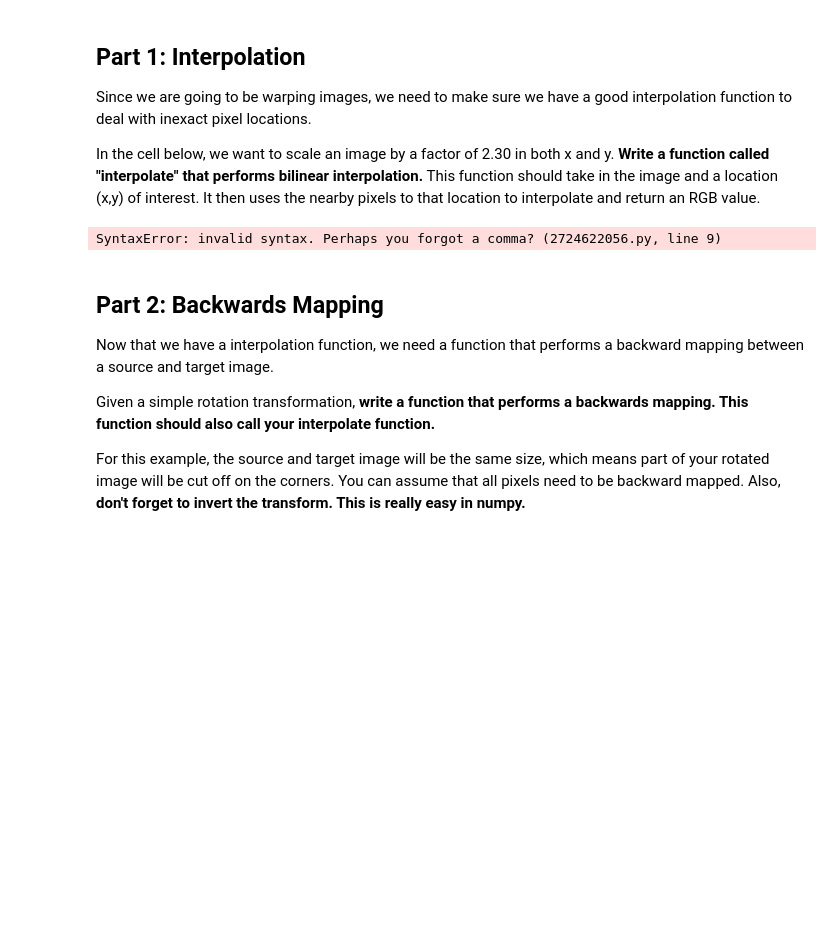
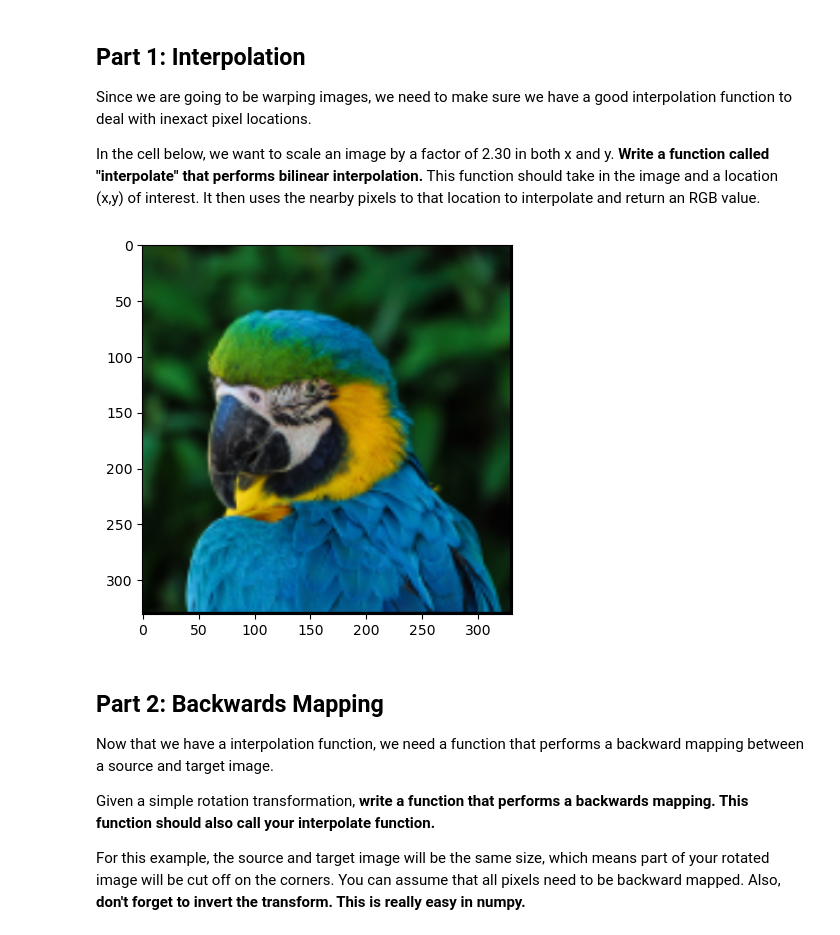
Before and after one commit to BensonP/School-Projects, a Jupyter notebook: CS355/Lab9/Lab9-ImageWarping.ipynb, the cells around one changed output. Drawn from its saved outputs; the diff is of its cells as text; code cells hidden in the pictures; blank space fills up the shorter version.

```diff
--- a/CS355/Lab9/Lab9-ImageWarping.ipynb
+++ b/CS355/Lab9/Lab9-ImageWarping.ipynb
@@ -9,52 +9,47 @@ In the cell below, we want to scale an image by a factor of 2.30 in both x and y
 # %%
 import matplotlib.pyplot as plt
 import numpy as np
-from decimal import Decimal
 import math
 
 #Your bilinear interpolation function
 def interpolate(image, x, y):
-    print(y)
-    P0 = image[(int,x//1),(int)y//1]
-    P1 = image[x//1,math.ceil(y)]
+    P0 = image[int(x//1),int(y//1)]
+    P1 = image[int(x//1),math.ceil(y)]
     P2 = image[math.ceil(x),math.ceil(y)]
-    P3 = image[math.ceil(x),y//1]
-    aY = Decimal(y) % 1
-    aX = Decimal(x) % 1
+    P3 = image[math.ceil(x),int(y//1)]
+    aY = y % 1
+    aX = x % 1
     LRGB = (1 - aY) * (P0) + aY * P1
     RRGB = (1 - aY) * (P3) + aY * P2
     PRGB = (1 - aX) * (LRGB) + aX * RRGB
 
     #Your code here
     return PRGB
 
 
-
 filename = "test.png"
 im = plt.imread(filename)
 
 h,w,_ = im.shape
 
-result = np.zeros((int(2.3*h),(int(2.3*w)),3)) # dtype="uint8")
-
-color = im[10,10]
-print(color)
+result = np.zeros((int(2.3*h),(int(2.3*w)),3), dtype="uint8")
 
 
-for i in range(result.shape[0]):
-    for j in range(result.shape[1]):
-        result[i,j] = interpolate(im, i/2.3,j/2.3)
+for i in range(result.shape[0] - 2):
+    for j in range(result.shape[1] - 2):
+        newPixel = 255 * interpolate(im, i/2.3,j/2.3)
+        result[i,j] = newPixel.astype(np.uint8)
 
 #Write code that scales the image by a factor of 2.3
 #It should call interpolate.
 
 #Your Code Here
 
 
 plt.imshow(result,vmin=0)
 plt.show()
 # %% [output]
-SyntaxError: invalid syntax. Perhaps you forgot a comma? (2724622056.py, line 9)
+[figure, added]
 # %% [markdown]
 ## Part 2: Backwards Mapping
 
```
Also changed, not shown: parts of 1 cell of this notebook.
